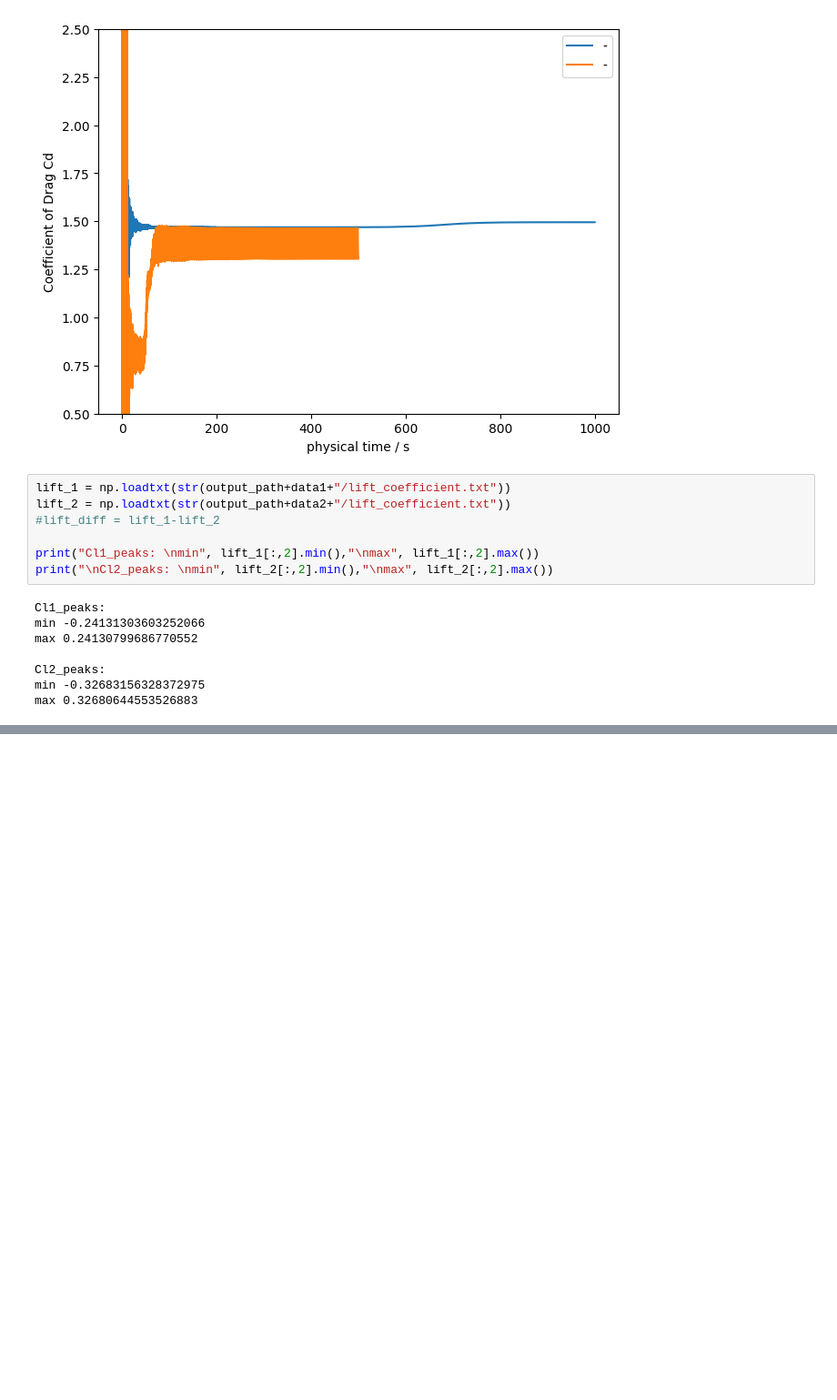
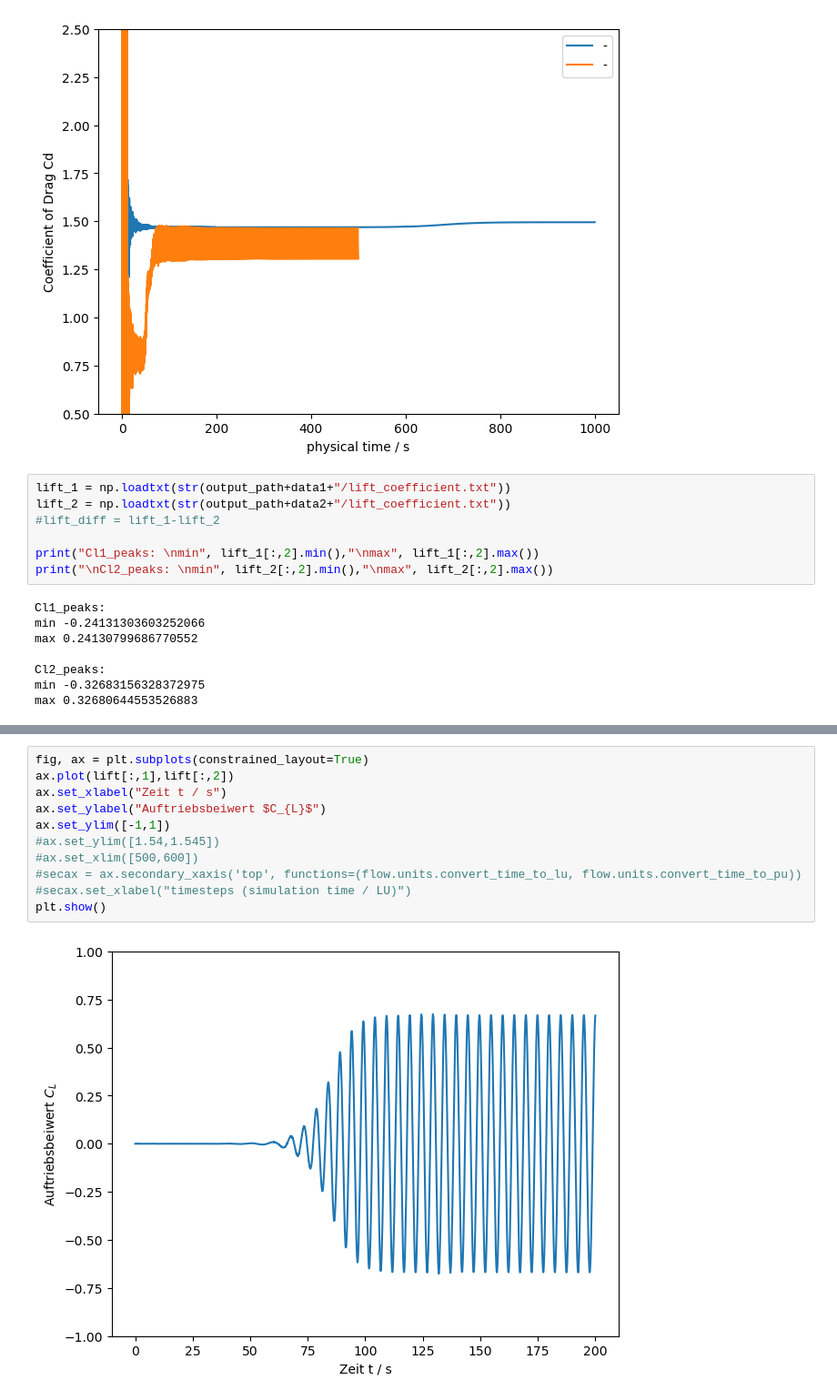
Before and after one commit to MaxBille/lettuce, a Jupyter notebook: myTest/analysis.ipynb, the cells around one changed output, grey strips where cells are left out. Shown at 91% size. Cells and saved outputs as stored; diff of their text form; blank space fills up the shorter version.

```diff
--- a/myTest/analysis.ipynb
+++ b/myTest/analysis.ipynb
@@ -120,0 +138,13 @@ plt.legend(labels=["-", "-"])
+# %%
+fig, ax = plt.subplots(constrained_layout=True)
+ax.plot(lift[:,1],lift[:,2])
+ax.set_xlabel("Zeit t / s")
+ax.set_ylabel("Auftriebsbeiwert $C_{L}$")
+ax.set_ylim([-1,1])
+#ax.set_ylim([1.54,1.545])
+#ax.set_xlim([500,600])
+#secax = ax.secondary_xaxis('top', functions=(flow.units.convert_time_to_lu, flow.units.convert_time_to_pu))
+#secax.set_xlabel("timesteps (simulation time / LU)")
+plt.show()
+# %% [output]
+[figure, added]
```
Also changed, not shown: parts of 3 cells of this notebook.
